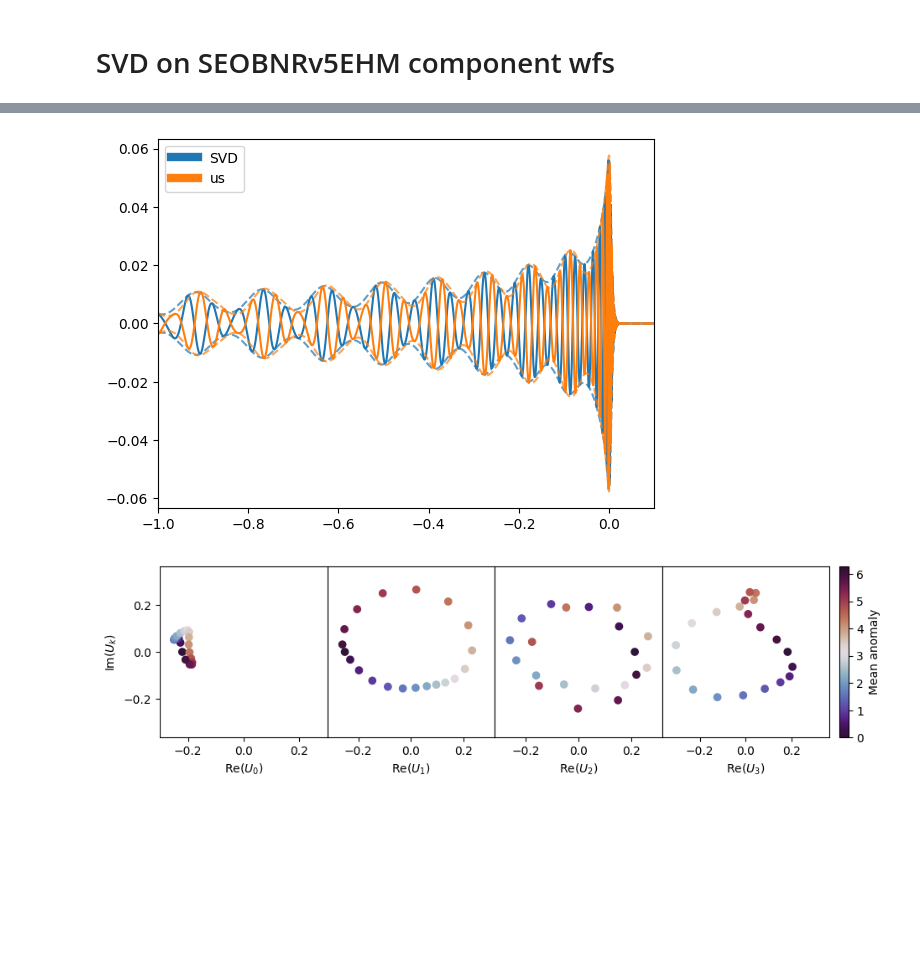
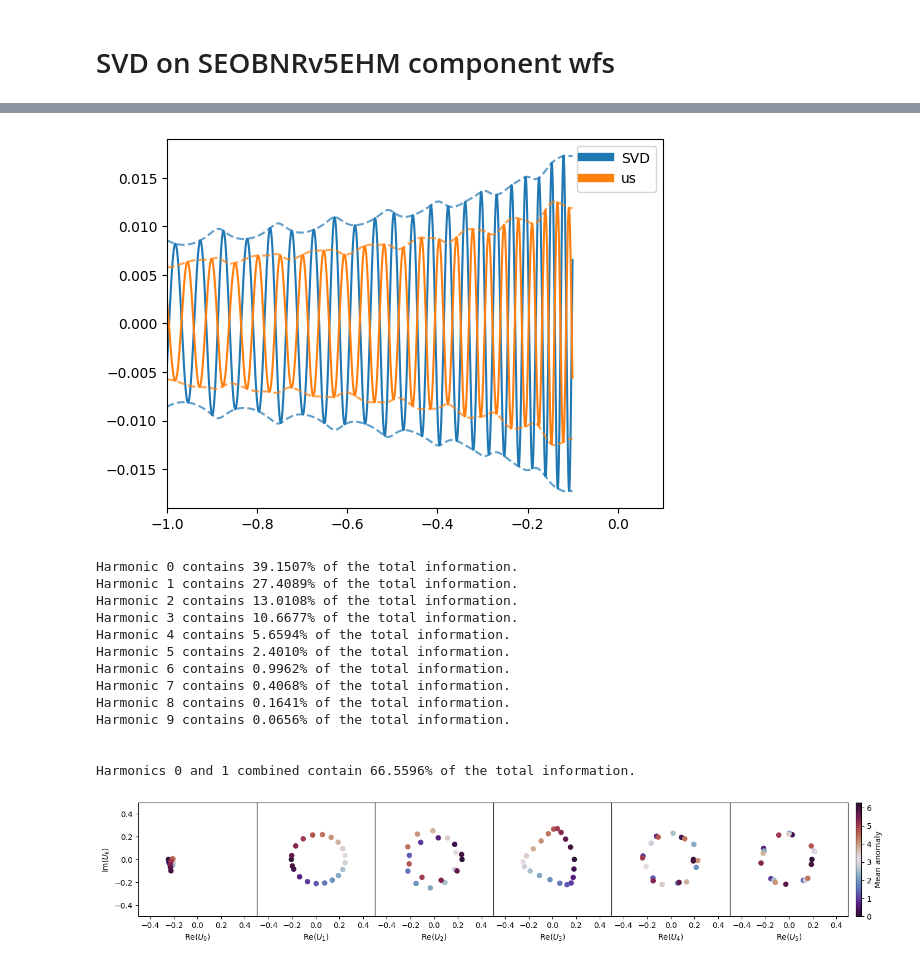
Before and after one commit to BenGPatterson/EccentricBinaries, a Jupyter notebook: notebooks/SEOBNRv5EHM.ipynb, the cells around one changed output, grey strips where cells are left out. Cells and saved outputs as stored; diff of their text form; code cells hidden in the pictures; blank space fills up the shorter version.

Commit message:
harmonics with SEOBNRv5EHM with dynamical evolution information

```diff
--- a/notebooks/SEOBNRv5EHM.ipynb
+++ b/notebooks/SEOBNRv5EHM.ipynb
@@ -757,0 +830,7 @@ Time taken: 53.701951026916504 seconds
+# %%
+for i in range(4):
+    plt.plot(comp_wfs_svd_full[0].sample_times, SVD_harms_full[i], c='C0')
+    plt.plot(comp_wfs_svd_full[0].sample_times, np.abs(SVD_harms_full[i]), c='C0', ls='dashed', alpha=0.7)
+    plt.plot(comp_wfs_svd_full[0].sample_times, -np.abs(SVD_harms_full[i]), c='C0', ls='dashed', alpha=0.7)
+    plt.xlim(-1,0.1)
+    plt.show()
@@ -758,46 +842,66 @@ Time taken: 53.701951026916504 seconds
 # %%
-plt.plot(comp_wfs_d[0].sample_times, V[0], c='C0', label='SVD')
-plt.plot(comp_wfs_d[0].sample_times, np.abs(V[0]), c='C0', alpha=0.7, ls='dashed')
-plt.plot(comp_wfs_d[0].sample_times, -np.abs(V[0]), c='C0', alpha=0.7, ls='dashed')
-h0 = comp_wfs_d[0].copy()
-for i in range(1, len(comp_wfs_d)):
-    h0 += comp_wfs_d[i]
+plt.plot(comp_wfs_svd_short[0].sample_times, V[0], c='C0', label='SVD')
+plt.plot(comp_wfs_svd_short[0].sample_times, np.abs(V[0]), c='C0', alpha=0.7, ls='dashed')
+plt.plot(comp_wfs_svd_short[0].sample_times, -np.abs(V[0]), c='C0', alpha=0.7, ls='dashed')
+h0 = comp_wfs_svd_short[0].copy()
+for i in range(1, len(comp_wfs_svd_short)):
+    h0 += comp_wfs_svd_short[i]
 h0 /= np.std(h0)
-plt.plot(h0.sample_times, h0*0.0054, c='C1', label='us')
-plt.plot(h0.sample_times, np.abs(h0)*0.0054, c='C1', alpha=0.7, ls='dashed')
-plt.plot(h0.sample_times, -np.abs(h0)*0.0054, c='C1', alpha=0.7, ls='dashed')
+plt.plot(h0.sample_times, h0*0.004, c='C1', label='us')
+plt.plot(h0.sample_times, np.abs(h0)*0.004, c='C1', alpha=0.7, ls='dashed')
+plt.plot(h0.sample_times, -np.abs(h0)*0.004, c='C1', alpha=0.7, ls='dashed')
 plt.legend()
 plt.xlim(-1, 0.1)
 plt.show()
 # %% [output]
-[figure, old version]
+[figure, new version]
+# %%
+# Calculates relative importance of each harmonic
+rel_imports = []
+for i in range(10):
+    rel_imports.append(S[i]**2/np.sum(S**2))
+    print('Harmonic {} contains {:.4f}% of the total information.'.format(i, rel_imports[i]*100))
+
+print('\n')
+print('Harmonics 0 and 1 combined contain {:.4f}% of the total information.'.format((rel_imports[0]+rel_imports[1])*100))
+# %% [output]
+Harmonic 0 contains 39.1507% of the total information.
+Harmonic 1 contains 27.4089% of the total information.
+Harmonic 2 contains 13.0108% of the total information.
+Harmonic 3 contains 10.6677% of the total information.
+Harmonic 4 contains 5.6594% of the total information.
+Harmonic 5 contains 2.4010% of the total information.
+Harmonic 6 contains 0.9962% of the total information.
+Harmonic 7 contains 0.4068% of the total information.
+Harmonic 8 contains 0.1641% of the total information.
+Harmonic 9 contains 0.0656% of the total information.
+
+
+Harmonics 0 and 1 combined contain 66.5596% of the total information.
 # %%
 # Make plot
-n_comp = 4
-lim_mod = 1.2
-f = plt.figure(figsize=(6.4*1.5, 3.75*0.75))
+n_comp = 6
+lim = 0.5
+f = plt.figure(figsize=(6.4*0.75*n_comp/2, 3.75*0.75))
 widths = np.ones(n_comp)
 widths[-1] += 0.25
 f.subplots(1, n_comp, gridspec_kw={'width_ratios': widths, 'wspace': 0}, sharey=True)
-colors = np.linspace(0, 2*np.pi, len(comp_wfs_d), endpoint=False)
+colors = np.linspace(0, 2*np.pi, len(comp_wfs_svd_short), endpoint=False)
 U = np.conj(Uh).T
 for i in range(n_comp):
     plt.subplot(1, n_comp, i+1)
     plt.scatter(np.real(U[i]), np.imag(U[i]), c=colors, vmin=0, vmax=2*np.pi, cmap='twilight_shifted')
-    xlim = np.max(np.abs(np.real(U[i])))
-    ylim = np.max(np.abs(np.imag(U[i])))
-    lim = lim_mod*np.max([xlim, ylim])
     plt.xlim(-lim, lim)
     plt.ylim(-lim, lim)
     plt.xlabel(r'Re($U_%d$)' % i)
     if i == 0:
         plt.ylabel('Im($U_k$)')
     else:
         plt.gca().get_yaxis().set_visible(False)
 
 # Plot formatting
 plt.colorbar(label='Mean anomaly')
 plt.tight_layout()
 plt.show()
 # %% [output]
-[figure, old version]
+[figure, new version]
```
Also changed, not shown: parts of 19 cells of this notebook.
